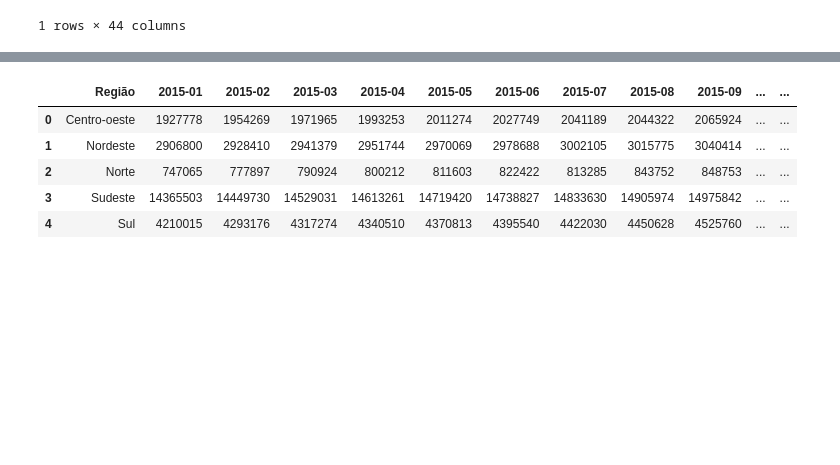
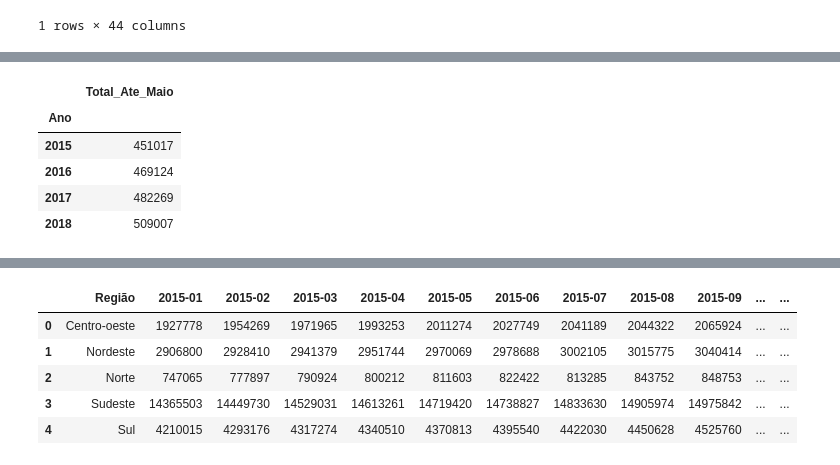
Before and after one commit to WanderWashington/AnaliseAnatel, a Jupyter notebook: Anatel_BandaLargaFixa.ipynb, the cells around one changed output, grey strips where cells are left out. Cells and saved outputs as stored; diff of their text form; code cells hidden in the pictures; blank space fills up the shorter version.

```diff
--- a/Anatel_BandaLargaFixa.ipynb
+++ b/Anatel_BandaLargaFixa.ipynb
@@ -96 +109,67 @@ junc2
+# %%
+#soma2015TESTE= sp['2015-01']+sp['2015-02']+sp['2015-03']+sp['2015-04']+sp['2015-05']
+#soma2016TESTE= sp['2016-01']+sp['2016-02']+sp['2016-03']+sp['2016-04']+sp['2016-05']
+#soma2017TESTE= sp['2017-01']+sp['2017-02']+sp['2017-03']+sp['2017-04']+sp['2017-05']
+#soma2018TESTE= sp['2018-01']+sp['2018-02']+sp['2018-03']+sp['2018-04']+sp['2018-05']
+
+
+soma2015= sp.iloc[:,1:6].sum(axis=1)
+soma2016=sp.iloc[:,13:18].sum(axis=1)
+soma2017=sp.iloc[:,25:30].sum(axis=1)
+soma2018=sp.iloc[:,37:42].sum(axis=1)
+
+auxiliar2015= soma2015.values
+auxiliar2015= auxiliar2015[0]
+
+auxiliar2016=soma2016.values
+auxiliar2016=auxiliar2016[0]
+
+auxiliar2017= soma2017.values
+auxiliar2017= auxiliar2017[0]
+
+auxiliar2018= soma2018.values
+auxiliar2018= auxiliar2018[0]
+
+
+soma2015 = auxiliar2015/100
+soma2016= auxiliar2016/100
+soma2017= auxiliar2017/100
+soma2018= auxiliar2018/100
+
+
+
+lista_totais_2018=[]
+lista_totais_2018.append(soma2015)
+lista_totais_2018.append(soma2016)
+lista_totais_2018.append(soma2017)
+lista_totais_2018.append(soma2018)
+
+lista_anos_2018=[]
+lista_anos_2018.append('2015')
+lista_anos_2018.append('2016')
+lista_anos_2018.append('2017')
+lista_anos_2018.append('2018')
+
+TotalSP_2018= pd.DataFrame()
+TotalSP_2018['Ano']=''
+TotalSP_2018['Total_Ate_Maio']=''
+
+for valor in range(0,len(lista_totais_2018)):#Lendo os valores guardados em uma lista
+    TotalSP_2018.set_value(valor, 'Total_Ate_Maio', lista_totais_2018[valor])#Gravando os valores do nosso dataframe
+
+for valor in range(0,len(lista_anos_2018)):#Lendo os valores guardados em uma lista
+    TotalSP_2018.set_value(valor, 'Ano', lista_anos_2018[valor])#Gravando os valores do nosso dataframe
+
+
+TotalSP_2018.set_index("Ano",drop=True,inplace=True)
+
+
+TotalSP_2018
+# %% [output]
+|  | Total_Ate_Maio |
+| Ano |  |
+| 2015 | 451017 |
+| 2016 | 469124 |
+| 2017 | 482269 |
+| 2018 | 509007 |
 # %%
```
Also changed, not shown: parts of 5 cells of this notebook.
